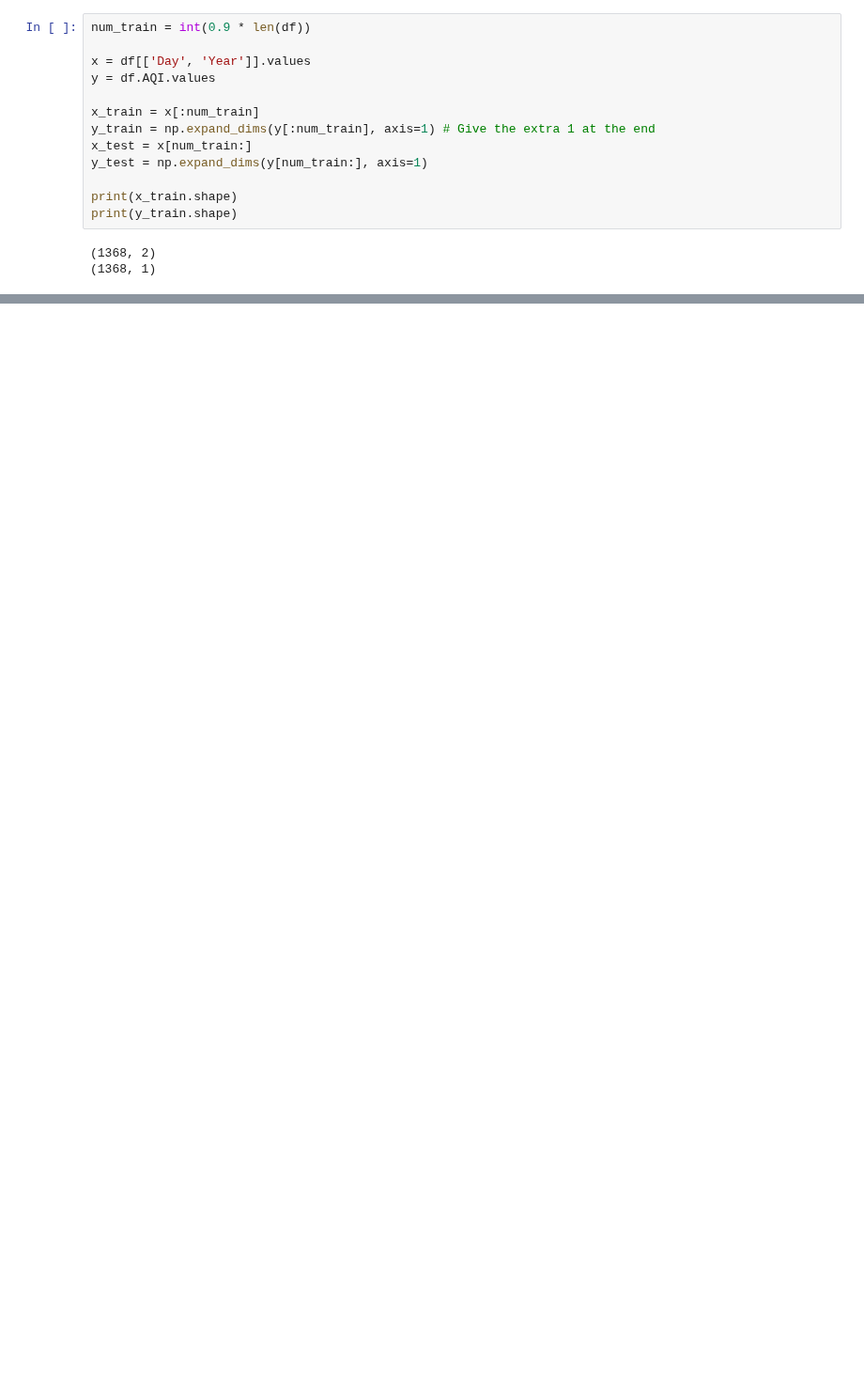
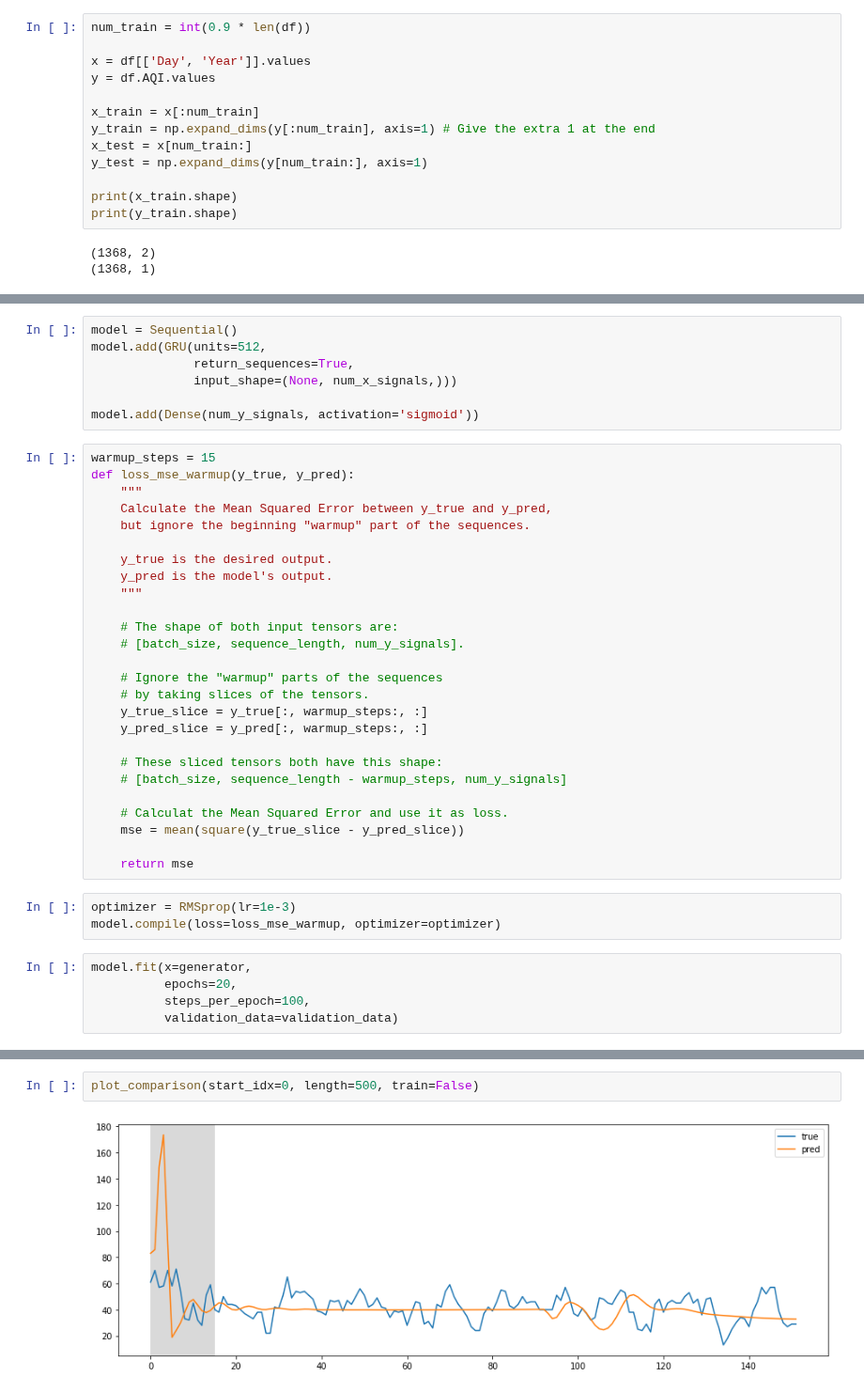
Before and after one commit to gallo-json/air-pollution-forecast, a Jupyter notebook: src/train_model.ipynb, the cells around one changed output, grey strips where cells are left out. Shown at 94% size. Cells and saved outputs as stored; diff of their text form; blank space fills up the shorter version.

Commit message:
got em graphs

```diff
--- a/src/train_model.ipynb
+++ b/src/train_model.ipynb
@@ -64,0 +112,41 @@ print(y_train.shape)
+# %%
+model = Sequential()
+model.add(GRU(units=512,
+              return_sequences=True,
+              input_shape=(None, num_x_signals,)))
+
+model.add(Dense(num_y_signals, activation='sigmoid'))
+# %%
+warmup_steps = 15
+def loss_mse_warmup(y_true, y_pred):
+    """
+    Calculate the Mean Squared Error between y_true and y_pred,
+    but ignore the beginning "warmup" part of the sequences.
+
+    y_true is the desired output.
+    y_pred is the model's output.
+    """
+
+    # The shape of both input tensors are:
+    # [batch_size, sequence_length, num_y_signals].
+
+    # Ignore the "warmup" parts of the sequences
+    # by taking slices of the tensors.
+    y_true_slice = y_true[:, warmup_steps:, :]
+    y_pred_slice = y_pred[:, warmup_steps:, :]
+
+    # These sliced tensors both have this shape:
+    # [batch_size, sequence_length - warmup_steps, num_y_signals]
+
+    # Calculat the Mean Squared Error and use it as loss.
+    mse = mean(square(y_true_slice - y_pred_slice))
+
+    return mse
+# %%
+optimizer = RMSprop(lr=1e-3)
+model.compile(loss=loss_mse_warmup, optimizer=optimizer)
+# %%
+model.fit(x=generator,
+          epochs=20,
+          steps_per_epoch=100,
+          validation_data=validation_data)
@@ -64,0 +233,4 @@ print(y_train.shape)
+# %%
+plot_comparison(start_idx=0, length=500, train=False)
+# %% [output]
+[figure, added]
```
Also changed, not shown: parts of 7 cells of this notebook.
